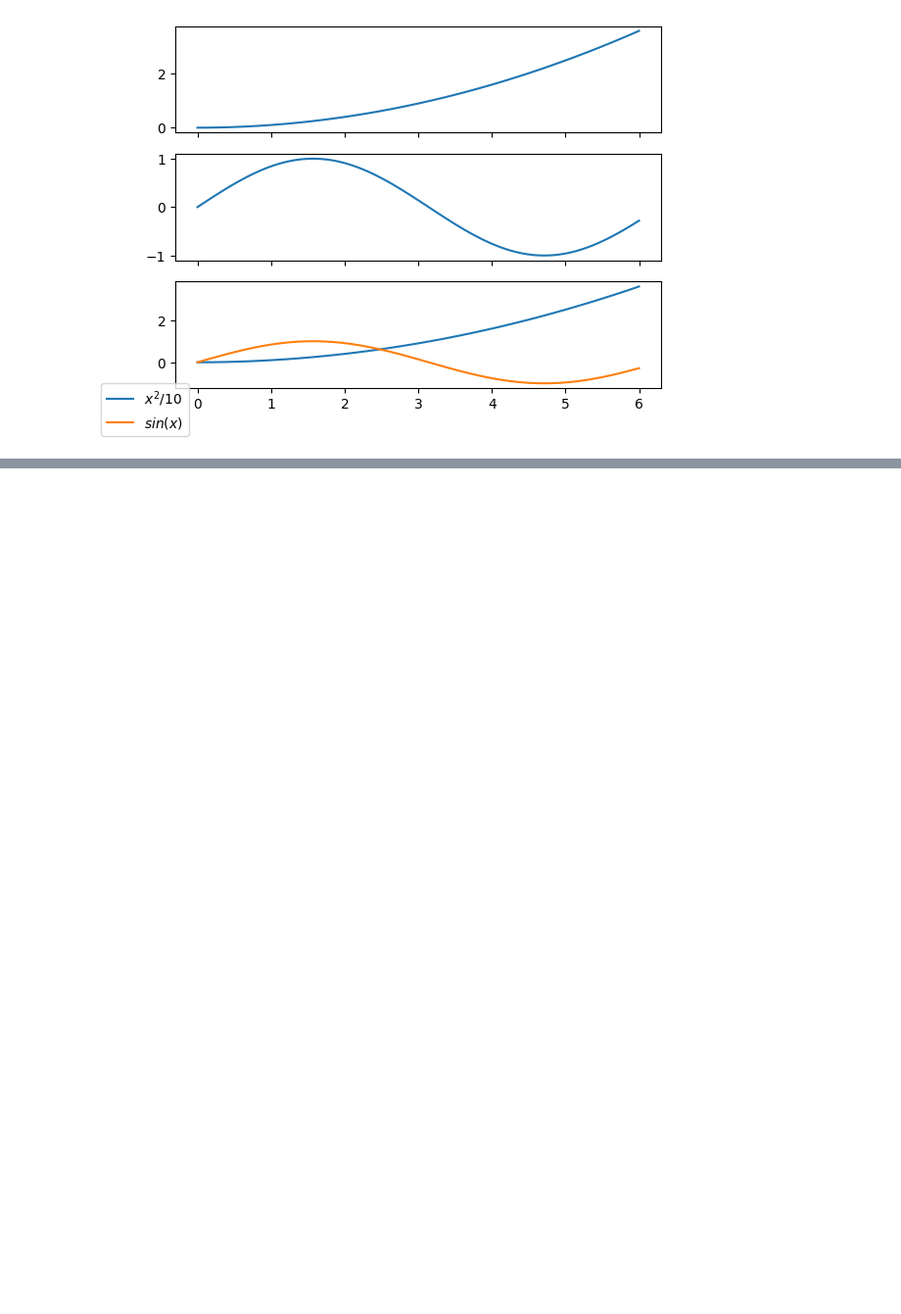
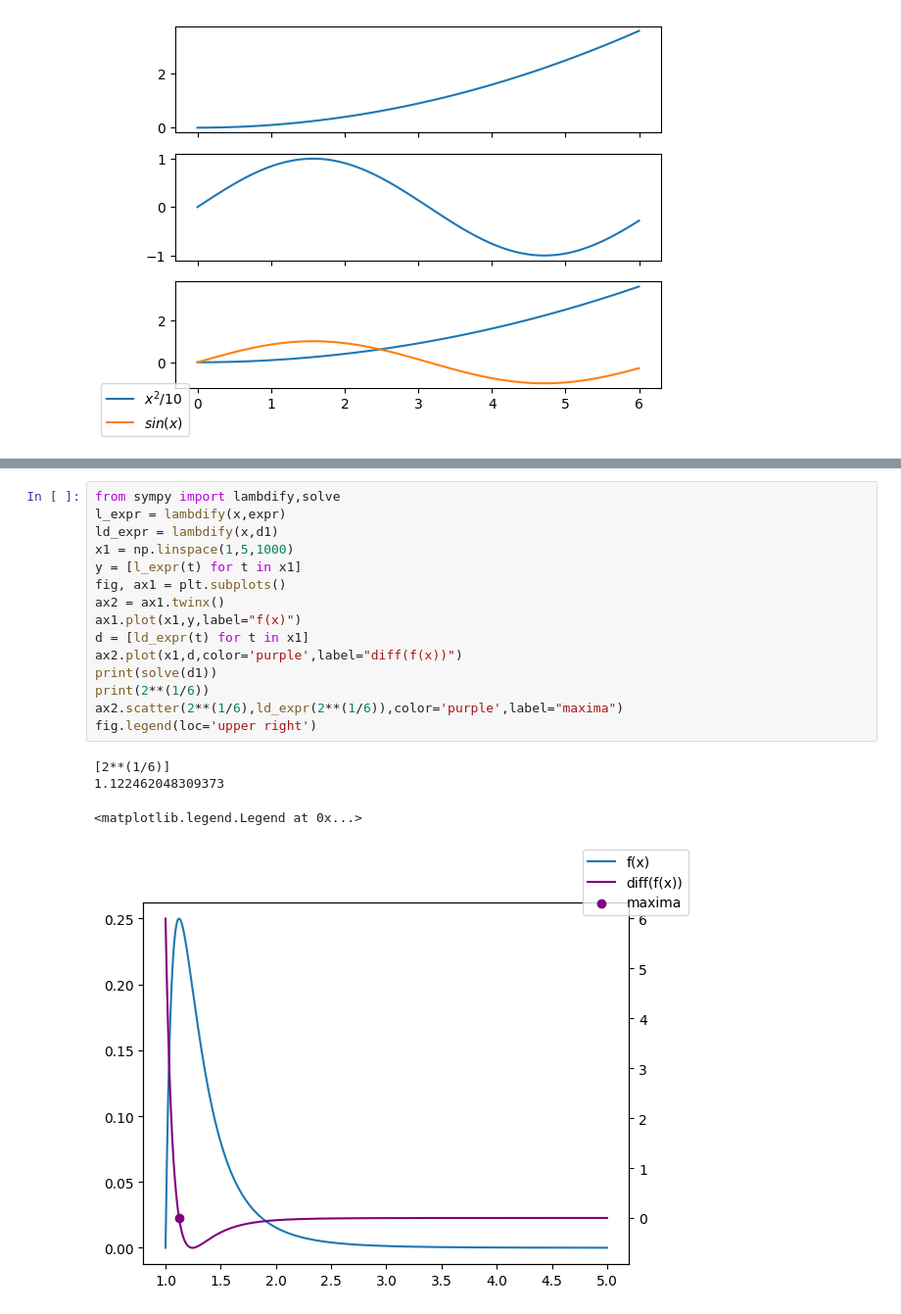
Before and after one commit to volgaone/python_mathematical_methods, a Jupyter notebook: ch1_answers.ipynb, the cells around one changed output, grey strips where cells are left out. Shown: that part at 98% size. Saved outputs shown, nothing was run; the diff lists cells and outputs as text; blank space fills up the shorter version.

```diff
--- a/ch1_answers.ipynb
+++ b/ch1_answers.ipynb
@@ -227,0 +261,20 @@ $\displaystyle \frac{m^{3}}{3} + \frac{m^{2}}{2} + \frac{m}{6}$
+# %%
+from sympy import lambdify,solve
+l_expr = lambdify(x,expr)
+ld_expr = lambdify(x,d1)
+x1 = np.linspace(1,5,1000)
+y = [l_expr(t) for t in x1]
+fig, ax1 = plt.subplots()
+ax2 = ax1.twinx()
+ax1.plot(x1,y,label="f(x)")
+d = [ld_expr(t) for t in x1]
+ax2.plot(x1,d,color='purple',label="diff(f(x))")
+print(solve(d1))
+print(2**(1/6))
+ax2.scatter(2**(1/6),ld_expr(2**(1/6)),color='purple',label="maxima")
+fig.legend(loc='upper right')
+# %% [output]
+[2**(1/6)]
+1.122462048309373
+<matplotlib.legend.Legend at 0x...>
+[figure, added]
```
Also changed, not shown: parts of 23 cells of this notebook, 1 other file.
